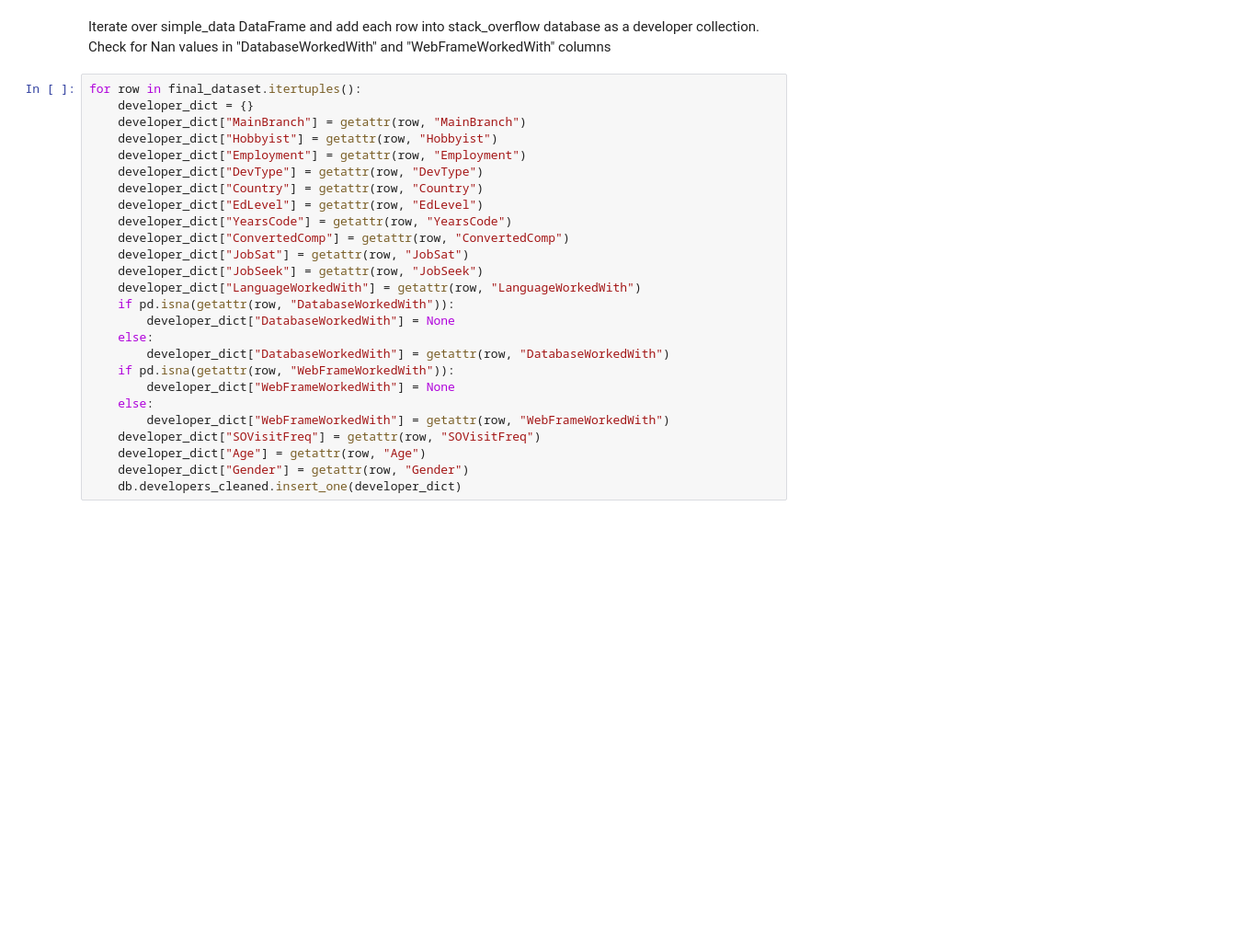
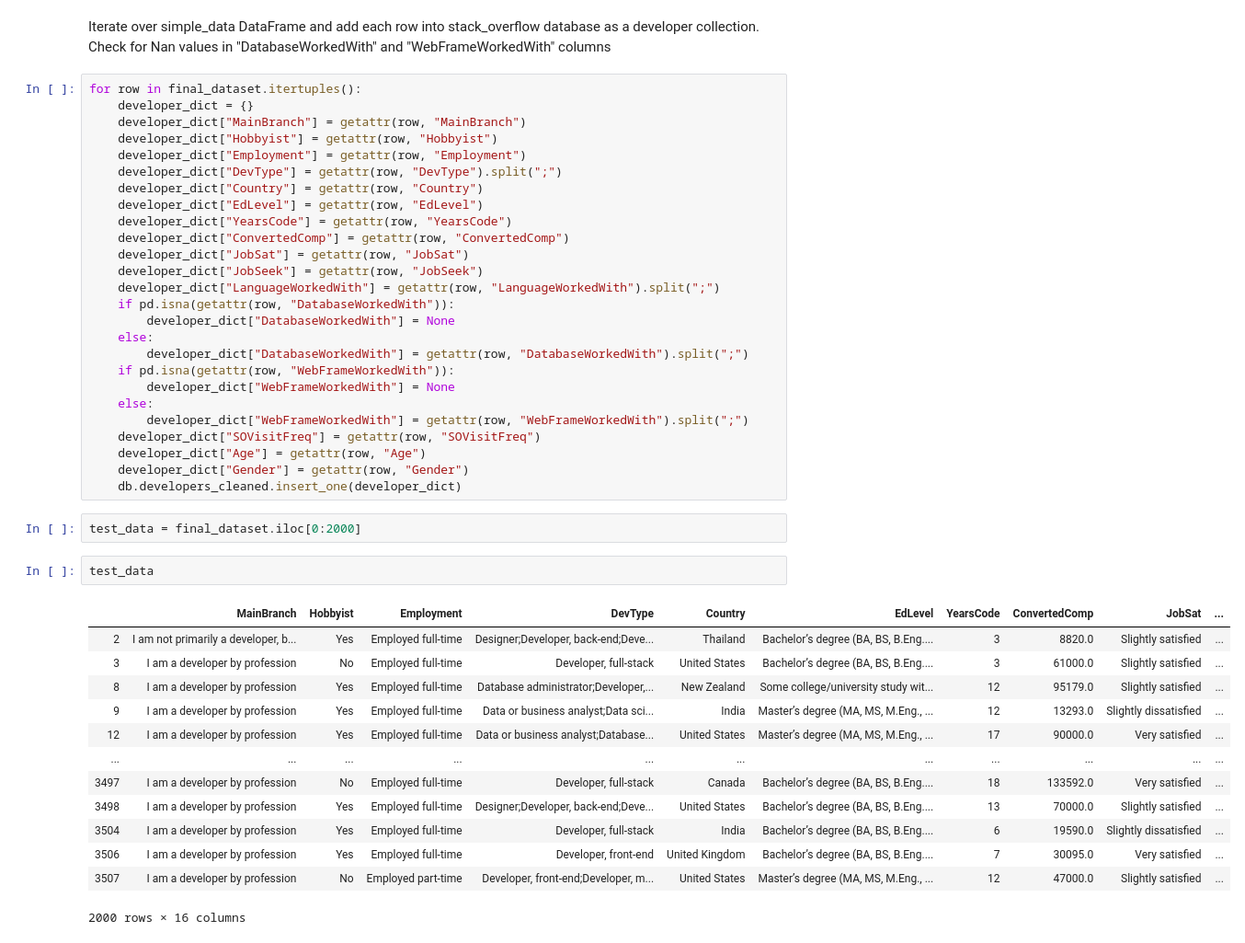
Before and after one commit to robertcox324/4horsemenoftheapocalypse, a Jupyter notebook: data_analysis.ipynb, the cells around one changed output. Shown at 92% size. Drawn from its saved outputs; the diff is of its cells as text; blank space fills up the shorter version.

```diff
--- a/data_analysis.ipynb
+++ b/data_analysis.ipynb
@@ -195,23 +196,41 @@ for row in final_dataset.itertuples():
     developer_dict["MainBranch"] = getattr(row, "MainBranch")
     developer_dict["Hobbyist"] = getattr(row, "Hobbyist")
     developer_dict["Employment"] = getattr(row, "Employment")
-    developer_dict["DevType"] = getattr(row, "DevType")
+    developer_dict["DevType"] = getattr(row, "DevType").split(";")
     developer_dict["Country"] = getattr(row, "Country")
     developer_dict["EdLevel"] = getattr(row, "EdLevel")
     developer_dict["YearsCode"] = getattr(row, "YearsCode")
     developer_dict["ConvertedComp"] = getattr(row, "ConvertedComp")
     developer_dict["JobSat"] = getattr(row, "JobSat")
     developer_dict["JobSeek"] = getattr(row, "JobSeek")
-    developer_dict["LanguageWorkedWith"] = getattr(row, "LanguageWorkedWith")
+    developer_dict["LanguageWorkedWith"] = getattr(row, "LanguageWorkedWith").split(";")
     if pd.isna(getattr(row, "DatabaseWorkedWith")):
         developer_dict["DatabaseWorkedWith"] = None
     else:
-        developer_dict["DatabaseWorkedWith"] = getattr(row, "DatabaseWorkedWith")
+        developer_dict["DatabaseWorkedWith"] = getattr(row, "DatabaseWorkedWith").split(";")
     if pd.isna(getattr(row, "WebFrameWorkedWith")):
         developer_dict["WebFrameWorkedWith"] = None
     else:
-        developer_dict["WebFrameWorkedWith"] = getattr(row, "WebFrameWorkedWith")
+        developer_dict["WebFrameWorkedWith"] = getattr(row, "WebFrameWorkedWith").split(";")
     developer_dict["SOVisitFreq"] = getattr(row, "SOVisitFreq")
     developer_dict["Age"] = getattr(row, "Age")
     developer_dict["Gender"] = getattr(row, "Gender")
     db.developers_cleaned.insert_one(developer_dict)
+# %%
+test_data = final_dataset.iloc[0:2000]
+# %%
+test_data
+# %% [output]
+|  | MainBranch | Hobbyist | Employment | DevType | Country | EdLevel | YearsCode | ConvertedComp | JobSat | ... |
+| 2 | I am not primarily a developer, b... | Yes | Employed full-time | Designer;Developer, back-end;Deve... | Thailand | Bachelor’s degree (BA, BS, B.Eng.... | 3 | 8820.0 | Slightly satisfied | ... |
+| 3 | I am a developer by profession | No | Employed full-time | Developer, full-stack | United States | Bachelor’s degree (BA, BS, B.Eng.... | 3 | 61000.0 | Slightly satisfied | ... |
+| 8 | I am a developer by profession | Yes | Employed full-time | Database administrator;Developer,... | New Zealand | Some college/university study wit... | 12 | 95179.0 | Slightly satisfied | ... |
+| 9 | I am a developer by profession | Yes | Employed full-time | Data or business analyst;Data sci... | India | Master’s degree (MA, MS, M.Eng., ... | 12 | 13293.0 | Slightly dissatisfied | ... |
+| 12 | I am a developer by profession | Yes | Employed full-time | Data or business analyst;Database... | United States | Master’s degree (MA, MS, M.Eng., ... | 17 | 90000.0 | Very satisfied | ... |
+| ... | ... | ... | ... | ... | ... | ... | ... | ... | ... | ... |
+| 3497 | I am a developer by profession | No | Employed full-time | Developer, full-stack | Canada | Bachelor’s degree (BA, BS, B.Eng.... | 18 | 133592.0 | Very satisfied | ... |
+| 3498 | I am a developer by profession | Yes | Employed full-time | Designer;Developer, back-end;Deve... | United States | Bachelor’s degree (BA, BS, B.Eng.... | 13 | 70000.0 | Slightly satisfied | ... |
+| 3504 | I am a developer by profession | Yes | Employed full-time | Developer, full-stack | India | Bachelor’s degree (BA, BS, B.Eng.... | 6 | 19590.0 | Slightly dissatisfied | ... |
+| 3506 | I am a developer by profession | Yes | Employed full-time | Developer, front-end | United Kingdom | Bachelor’s degree (BA, BS, B.Eng.... | 7 | 30095.0 | Very satisfied | ... |
+| 3507 | I am a developer by profession | No | Employed part-time | Developer, front-end;Developer, m... | United States | Master’s degree (MA, MS, M.Eng., ... | 12 | 47000.0 | Slightly satisfied | ... |
+2000 rows × 16 columns
```
Also changed, not shown: parts of 6 cells of this notebook, 12 other files.
